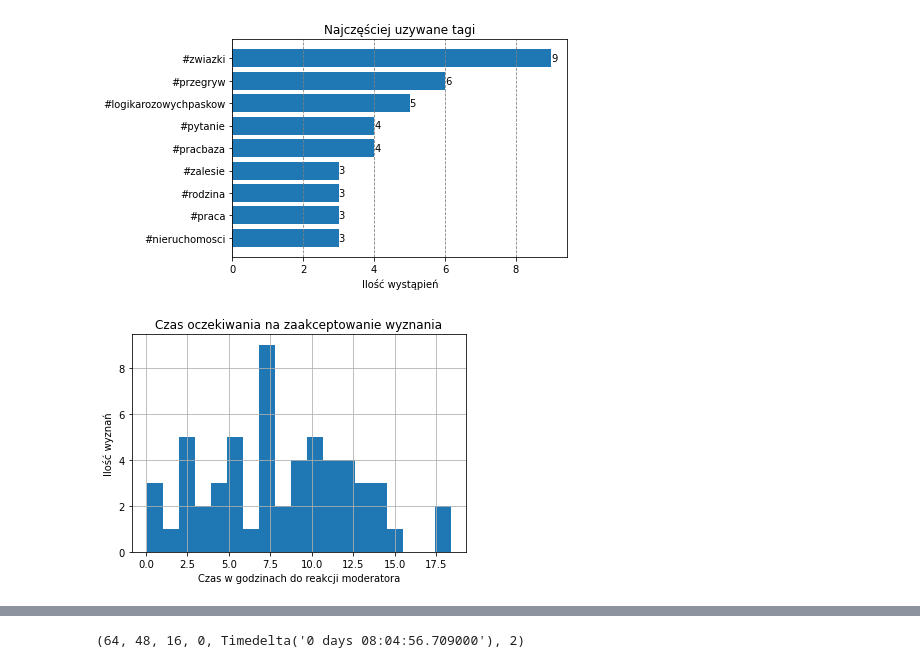
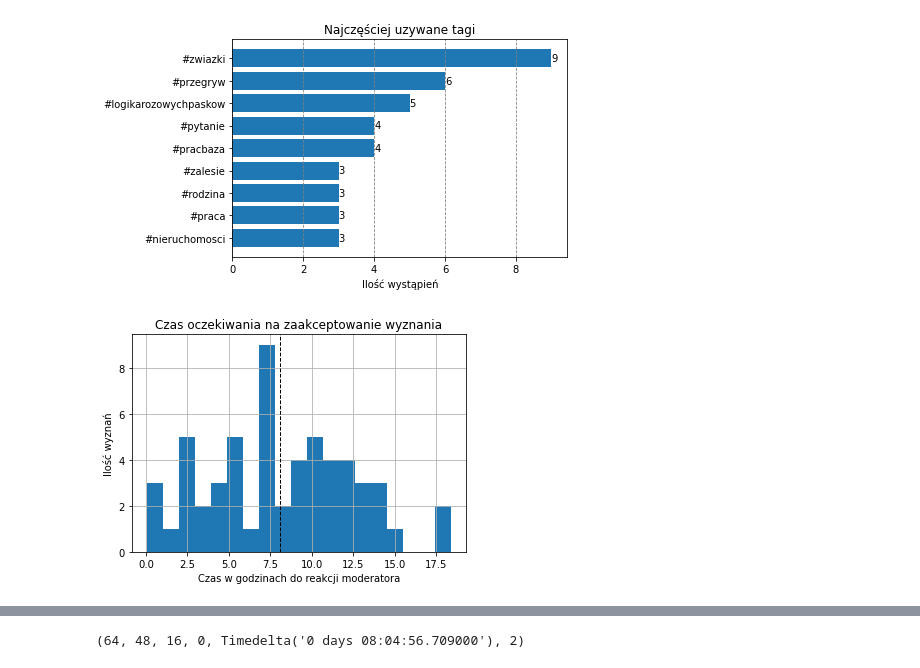
Before and after one commit to cymruu/amw_stats, a Jupyter notebook: docker-stats/stats.ipynb, the cells around one changed output, grey strips where cells are left out. Saved outputs shown, nothing was run; the diff lists cells and outputs as text; code cells hidden in the pictures.

```diff
--- a/docker-stats/stats.ipynb
+++ b/docker-stats/stats.ipynb
@@ -134,14 +134,15 @@ longest_reaction_time = round(hours_to_react.max()+0.5)
 # %%
 plot.hist(hours_to_react, bins=longest_reaction_time)
 plot.xlabel('Czas w godzinach do reakcji moderatora')
 plot.ylabel('Ilość wyznań')
 plot.title('Czas oczekiwania na zaakceptowanie wyznania')
 plot.grid(True)
+plot.axvline(hours_to_react.mean(), color='black', linestyle='dashed', linewidth=1)
 plot.savefig(f'{results_path}/reaction_time_histogram.png',
              bbox_inches='tight')
 plot.show()
 # %% [output]
-[figure, old version]
+[figure, new version]
 # %%
 replies = pd.read_json('../exported/replies.json')
 replies['_id'] = replies['_id'].apply(lambda x: x['$oid'])
```
Also changed, not shown: parts of 1 cell of this notebook.
